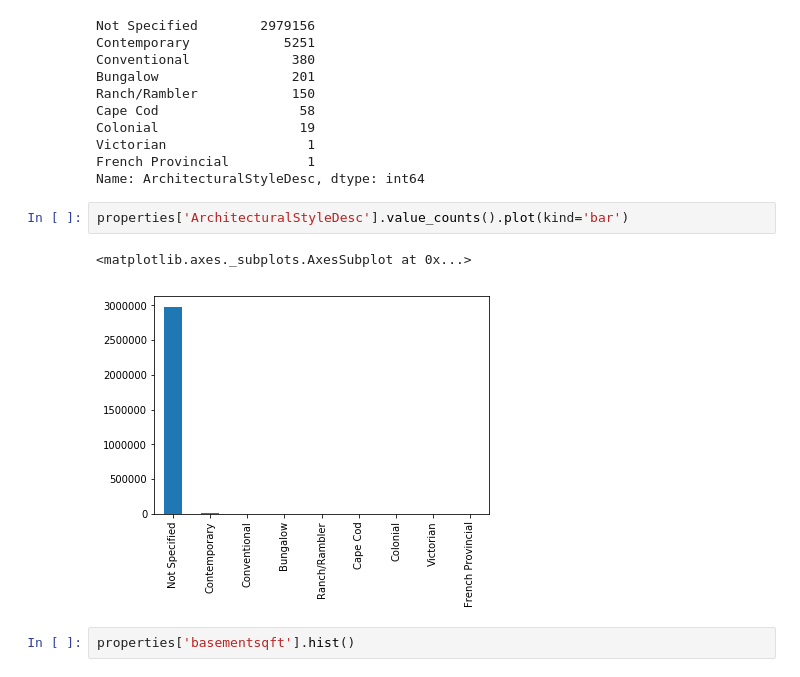
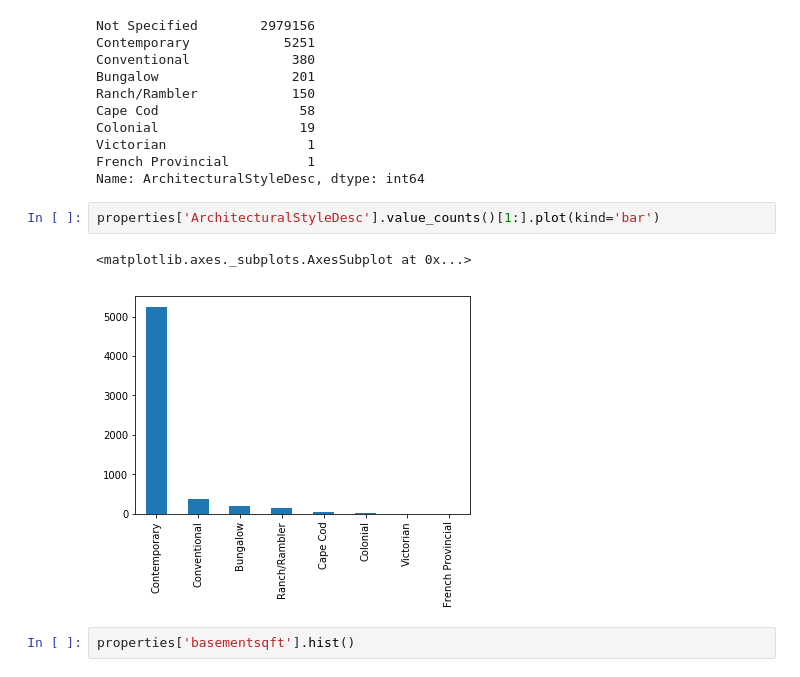
Before and after one commit to scollins83/kaggle_zillow_zestimate, a Jupyter notebook: ZC_EDA.ipynb, the cells around one changed output. Cells and saved outputs as stored; diff of their text form.

```diff
--- a/ZC_EDA.ipynb
+++ b/ZC_EDA.ipynb
@@ -245,10 +245,10 @@ Victorian                  1
 French Provincial          1
 Name: ArchitecturalStyleDesc, dtype: int64
 # %%
-properties['ArchitecturalStyleDesc'].value_counts().plot(kind='bar')
+properties['ArchitecturalStyleDesc'].value_counts()[1:].plot(kind='bar')
 # %% [output]
 <matplotlib.axes._subplots.AxesSubplot at 0x...>
-[figure, old version]
+[figure, new version]
 # %%
 properties['basementsqft'].hist()
 # %% [output]
```
Also changed, not shown: parts of 48 cells of this notebook.
